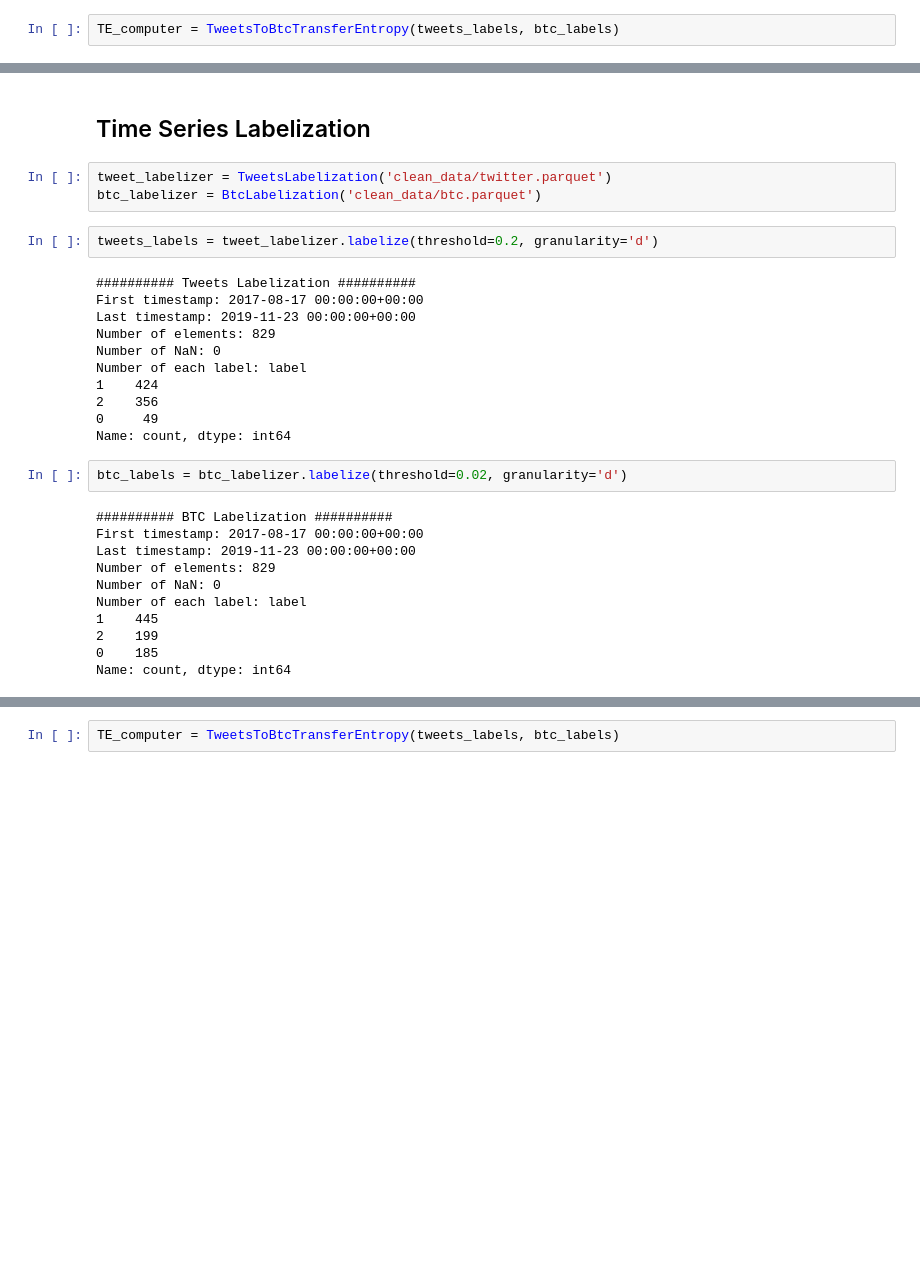
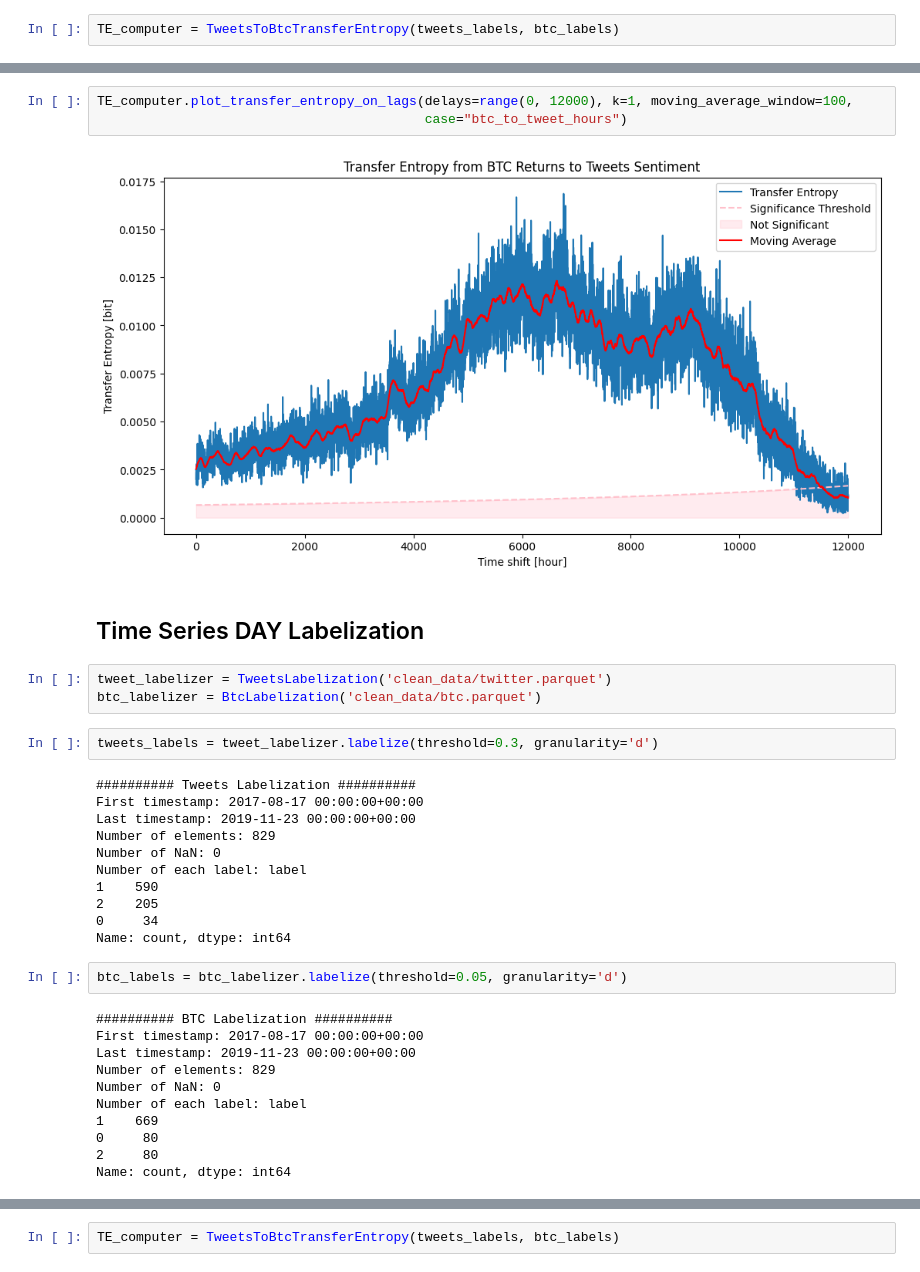
Before and after one commit to paulo-03/bitcoin_twitter, a Jupyter notebook: transfer_entropy.ipynb, the cells around one changed output, grey strips where cells are left out. Drawn from its saved outputs; the diff is of its cells as text; blank space fills up the shorter version.

```diff
--- a/transfer_entropy.ipynb
+++ b/transfer_entropy.ipynb
@@ -113,10 +123,15 @@ TE_computer.plot_transfer_entropy_on_lags(delays=range(0, 200), k=1, moving_aver
+# %%
+TE_computer.plot_transfer_entropy_on_lags(delays=range(0, 12000), k=1, moving_average_window=100,
+                                          case="btc_to_tweet_hours")
+# %% [output]
+[figure, added]
 # %% [markdown]
-## Time Series Labelization
+## Time Series DAY Labelization
 # %%
 tweet_labelizer = TweetsLabelization('clean_data/twitter.parquet')
 btc_labelizer = BtcLabelization('clean_data/btc.parquet')
 # %%
-tweets_labels = tweet_labelizer.labelize(threshold=0.2, granularity='d')
+tweets_labels = tweet_labelizer.labelize(threshold=0.3, granularity='d')
 # %% [output]
 ########## Tweets Labelization ##########
 First timestamp: 2017-08-17 00:00:00+00:00
@@ -124,12 +139,12 @@ Last timestamp: 2019-11-23 00:00:00+00:00
 Number of elements: 829
 Number of NaN: 0
 Number of each label: label
-1    424
-2    356
-0     49
+1    590
+2    205
+0     34
 Name: count, dtype: int64
 # %%
-btc_labels = btc_labelizer.labelize(threshold=0.02, granularity='d')
+btc_labels = btc_labelizer.labelize(threshold=0.05, granularity='d')
 # %% [output]
 ########## BTC Labelization ##########
 First timestamp: 2017-08-17 00:00:00+00:00
@@ -137,8 +152,8 @@ Last timestamp: 2019-11-23 00:00:00+00:00
 Number of elements: 829
 Number of NaN: 0
 Number of each label: label
-1    445
-2    199
-0    185
+1    669
+0     80
+2     80
 Name: count, dtype: int64
 # %% [markdown]
```
Also changed, not shown: parts of 15 cells of this notebook, 1 other file.
